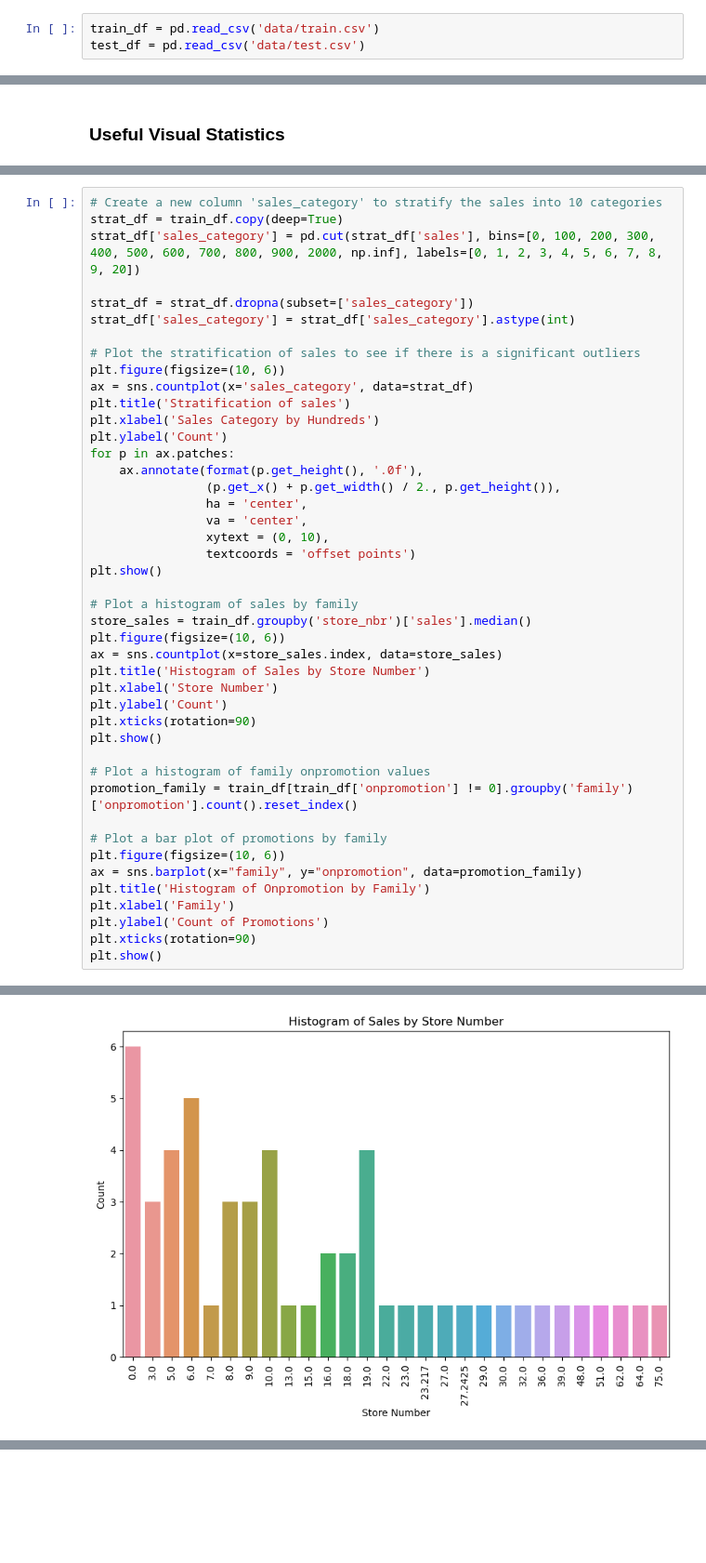
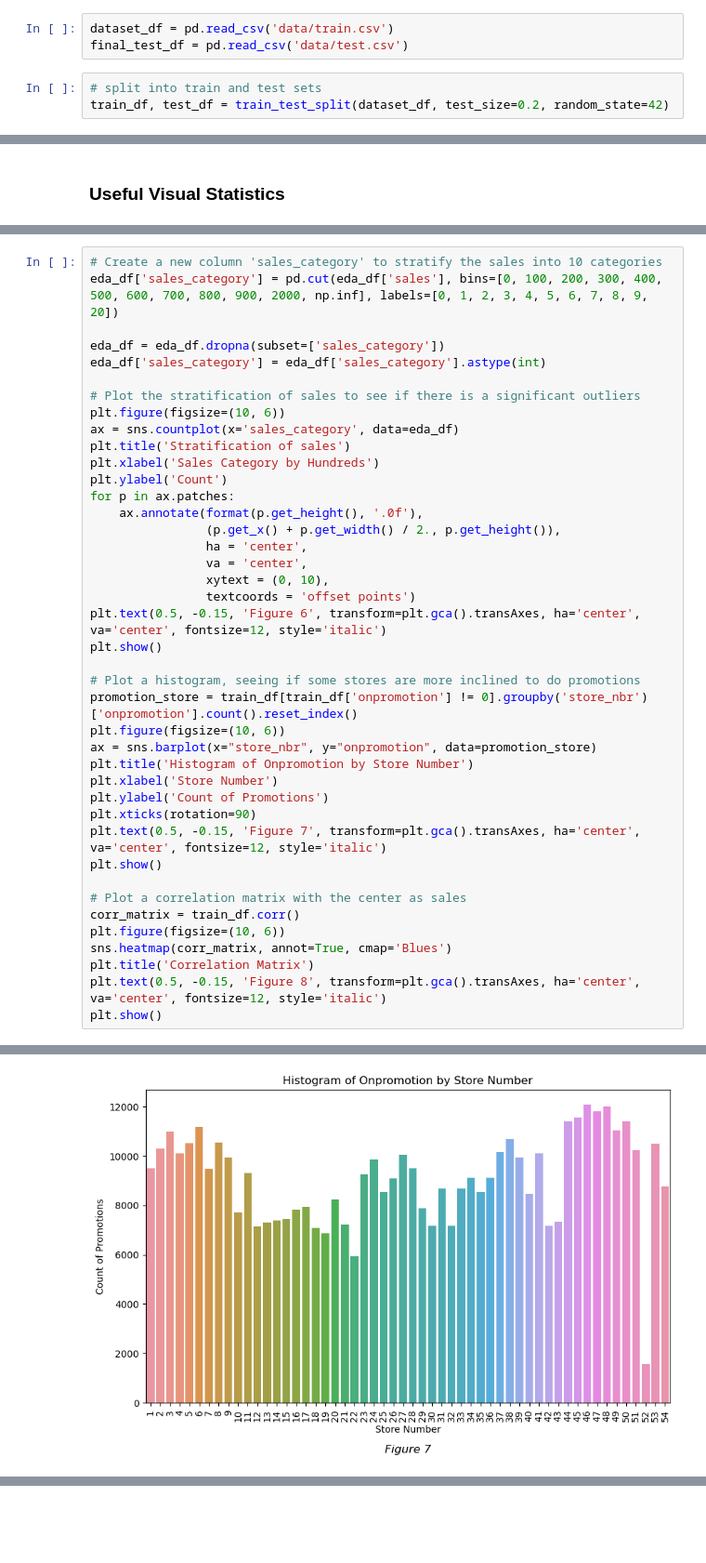
Before and after one commit to saraprettyman/Machine_Learning_Financial_Forcasting, a Jupyter notebook: project_submission.ipynb, the cells around one changed output, grey strips where cells are left out. Shown at 93% size. Cells and saved outputs as stored; diff of their text form; blank space fills up the shorter version.

```diff
--- a/project_submission.ipynb
+++ b/project_submission.ipynb
@@ -70,6 +71,9 @@ import seaborn as sns
 # %%
-train_df = pd.read_csv('data/train.csv')
-test_df = pd.read_csv('data/test.csv')
+dataset_df = pd.read_csv('data/train.csv')
+final_test_df = pd.read_csv('data/test.csv')
+# %%
+# split into train and test sets
+train_df, test_df = train_test_split(dataset_df, test_size=0.2, random_state=42)
 # %% [markdown]
 <!-- END QUESTION -->
 
@@ -200,14 +232,13 @@ strat_df = train_df.copy(deep=True)
 # %%
 # Create a new column 'sales_category' to stratify the sales into 10 categories
-strat_df = train_df.copy(deep=True)
-strat_df['sales_category'] = pd.cut(strat_df['sales'], bins=[0, 100, 200, 300, 400, 500, 600, 700, 800, 900, 2000, np.inf], labels=[0, 1, 2, 3, 4, 5, 6, 7, 8, 9, 20])
+eda_df['sales_category'] = pd.cut(eda_df['sales'], bins=[0, 100, 200, 300, 400, 500, 600, 700, 800, 900, 2000, np.inf], labels=[0, 1, 2, 3, 4, 5, 6, 7, 8, 9, 20])
 
-strat_df = strat_df.dropna(subset=['sales_category'])
-strat_df['sales_category'] = strat_df['sales_category'].astype(int)
+eda_df = eda_df.dropna(subset=['sales_category'])
+eda_df['sales_category'] = eda_df['sales_category'].astype(int)
 
 # Plot the stratification of sales to see if there is a significant outliers
 plt.figure(figsize=(10, 6))
-ax = sns.countplot(x='sales_category', data=strat_df)
+ax = sns.countplot(x='sales_category', data=eda_df)
 plt.title('Stratification of sales')
 plt.xlabel('Sales Category by Hundreds')
 plt.ylabel('Count')
@@ -218,27 +249,25 @@ for p in ax.patches:
                 va = 'center',
                 xytext = (0, 10),
                 textcoords = 'offset points')
+plt.text(0.5, -0.15, 'Figure 6', transform=plt.gca().transAxes, ha='center', va='center', fontsize=12, style='italic')
 plt.show()
 
-# Plot a histogram of sales by family
-store_sales = train_df.groupby('store_nbr')['sales'].median()
+# Plot a histogram, seeing if some stores are more inclined to do promotions
+promotion_store = train_df[train_df['onpromotion'] != 0].groupby('store_nbr')['onpromotion'].count().reset_index()
 plt.figure(figsize=(10, 6))
-ax = sns.countplot(x=store_sales.index, data=store_sales)
-plt.title('Histogram of Sales by Store Number')
+ax = sns.barplot(x="store_nbr", y="onpromotion", data=promotion_store)
+plt.title('Histogram of Onpromotion by Store Number')
 plt.xlabel('Store Number')
-plt.ylabel('Count')
+plt.ylabel('Count of Promotions')
 plt.xticks(rotation=90)
+plt.text(0.5, -0.15, 'Figure 7', transform=plt.gca().transAxes, ha='center', va='center', fontsize=12, style='italic')
 plt.show()
 
-# Plot a histogram of family onpromotion values
-promotion_family = train_df[train_df['onpromotion'] != 0].groupby('family')['onpromotion'].count().reset_index()
-
-# Plot a bar plot of promotions by family
+# Plot a correlation matrix with the center as sales
+corr_matrix = train_df.corr()
 plt.figure(figsize=(10, 6))
-ax = sns.barplot(x="family", y="onpromotion", data=promotion_family)
-plt.title('Histogram of Onpromotion by Family')
-plt.xlabel('Family')
-plt.ylabel('Count of Promotions')
-plt.xticks(rotation=90)
+sns.heatmap(corr_matrix, annot=True, cmap='Blues')
+plt.title('Correlation Matrix')
+plt.text(0.5, -0.15, 'Figure 8', transform=plt.gca().transAxes, ha='center', va='center', fontsize=12, style='italic')
 plt.show()
 # %% [output]
@@ -246 +275 @@ plt.show()
-[figure, old version]
+[figure, new version]
```
Also changed, not shown: parts of 40 cells of this notebook.
